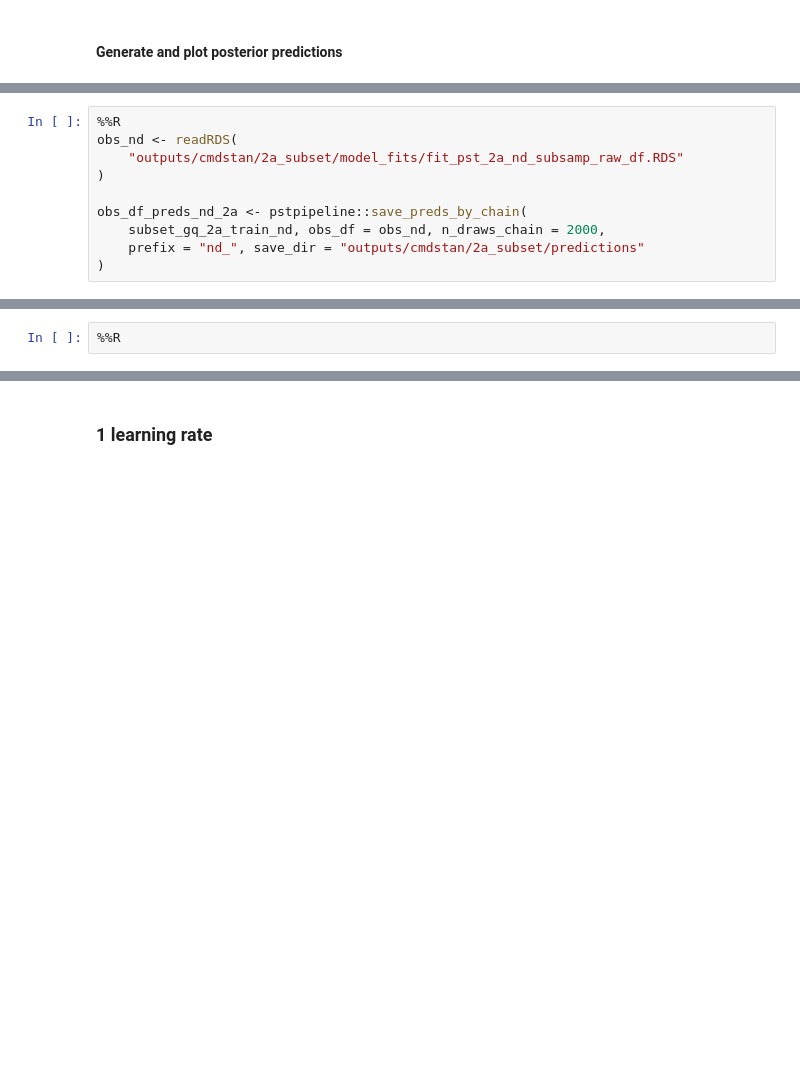
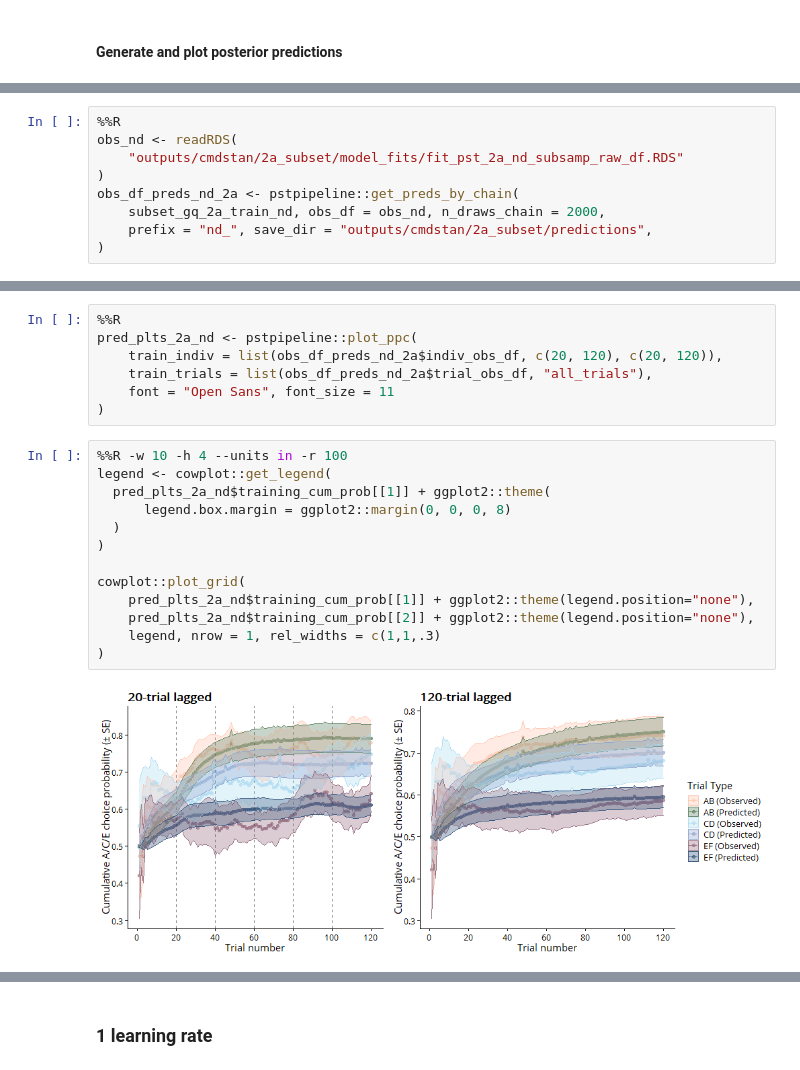
Before and after one commit to qdercon/pstpipeline, a Jupyter notebook: notebooks/model_fitting.ipynb, the cells around one changed output, grey strips where cells are left out. Saved outputs shown, nothing was run; the diff lists cells and outputs as text; blank space fills up the shorter version.

```diff
--- a/notebooks/model_fitting.ipynb
+++ b/notebooks/model_fitting.ipynb
@@ -234,9 +230,8 @@ subset_gq_2a_train_nd
 obs_nd <- readRDS(
     "outputs/cmdstan/2a_subset/model_fits/fit_pst_2a_nd_subsamp_raw_df.RDS"
 )
-
-obs_df_preds_nd_2a <- pstpipeline::save_preds_by_chain(
+obs_df_preds_nd_2a <- pstpipeline::get_preds_by_chain(
     subset_gq_2a_train_nd, obs_df = obs_nd, n_draws_chain = 2000,
-    prefix = "nd_", save_dir = "outputs/cmdstan/2a_subset/predictions"
+    prefix = "nd_", save_dir = "outputs/cmdstan/2a_subset/predictions",
 )
 # %% [output]
@@ -244,2 +239,22 @@ R[write to console]: Finished in 47.6 seconds.
-# %%
-%%R
+# %%
+%%R
+pred_plts_2a_nd <- pstpipeline::plot_ppc(
+    train_indiv = list(obs_df_preds_nd_2a$indiv_obs_df, c(20, 120), c(20, 120)),
+    train_trials = list(obs_df_preds_nd_2a$trial_obs_df, "all_trials"),
+    font = "Open Sans", font_size = 11
+)
+# %%
+%%R -w 10 -h 4 --units in -r 100
+legend <- cowplot::get_legend(
+  pred_plts_2a_nd$training_cum_prob[[1]] + ggplot2::theme(
+      legend.box.margin = ggplot2::margin(0, 0, 0, 8)
+  )
+)
+
+cowplot::plot_grid(
+    pred_plts_2a_nd$training_cum_prob[[1]] + ggplot2::theme(legend.position="none"),
+    pred_plts_2a_nd$training_cum_prob[[2]] + ggplot2::theme(legend.position="none"),
+    legend, nrow = 1, rel_widths = c(1,1,.3)
+)
+# %% [output]
+[figure, added]
```
Also changed, not shown: parts of 16 cells of this notebook, 11 other files.
